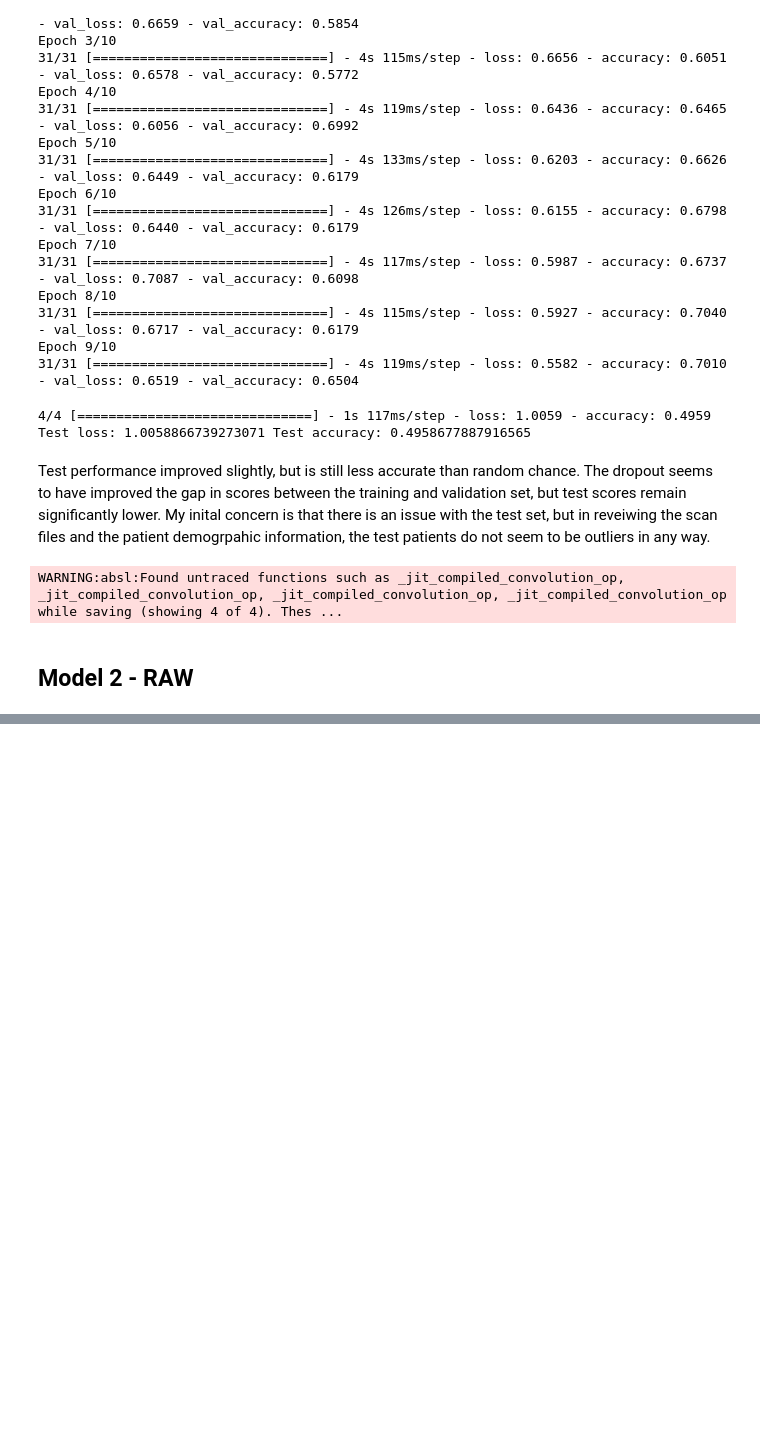
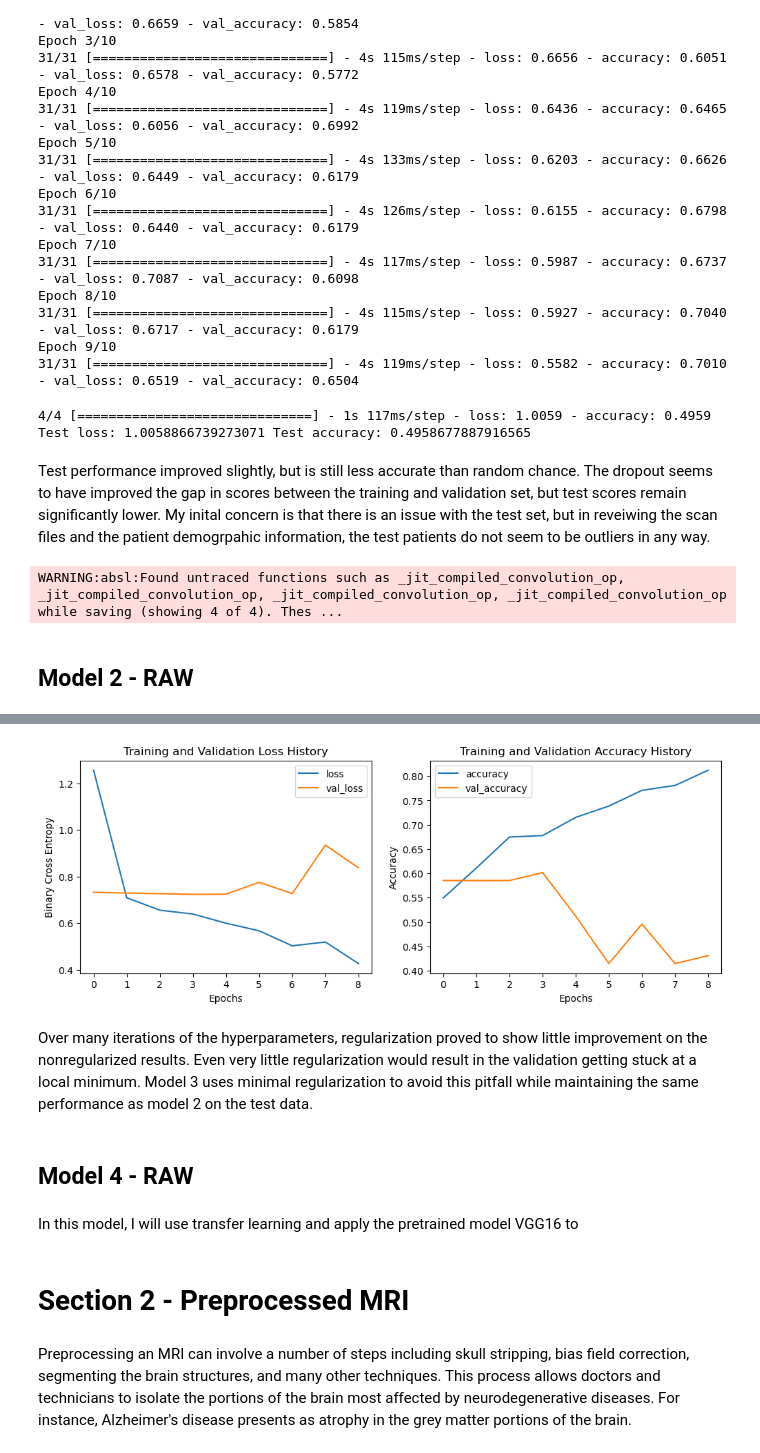
Before and after one commit to michael-pozo/Identifying_Dementia_in_MRIs, a Jupyter notebook: Identifying Dementia in MRIs.ipynb, the cells around one changed output, grey strips where cells are left out. Drawn from its saved outputs; the diff is of its cells as text; code cells hidden in the pictures; blank space fills up the shorter version.

```diff
--- a/Identifying Dementia in MRIs.ipynb
+++ b/Identifying Dementia in MRIs.ipynb
@@ -390,0 +613,33 @@ WARNING:absl:Found untraced functions such as _jit_compiled_convolution_op, _jit
+# %%
+history_3 = pd.DataFrame(history_model_3.history)
+history_3.index.name = 'Epochs'
+
+fig, ax = plt.subplots(ncols=2, nrows=1, figsize=(12, 4))
+
+col_list1 = ['loss', 'val_loss']
+ax[0].plot(history_3.index, history_3[col_list1])
+ax[0].set_ylabel('Binary Cross Entropy')
+ax[0].set_xlabel('Epochs')
+ax[0].set_title('Training and Validation Loss History')
+ax[0].legend(col_list1)
+
+col_list2 = ['accuracy', 'val_accuracy']
+ax[1].plot(history_3.index, history_3[col_list2])
+ax[1].set_ylabel('Accuracy')
+ax[1].set_xlabel('Epochs')
+ax[1].set_title('Training and Validation Accuracy History')
+ax[1].legend(col_list2)
+
+plt.show()
+# %% [output]
+[figure, added]
+# %% [markdown]
+Over many iterations of the hyperparameters, regularization proved to show little improvement on the nonregularized results. Even very little regularization would result in the validation getting stuck at a local minimum. Model 3 uses minimal regularization to avoid this pitfall while maintaining the same performance as model 2 on the test data.
+# %% [markdown]
+## Model 4 - RAW
+# %% [markdown]
+In this model, I will use transfer learning and apply the pretrained model VGG16 to
+# %% [markdown]
+# Section 2 - Preprocessed MRI
+# %% [markdown]
+Preprocessing an MRI can involve a number of steps including skull stripping, bias field correction, segmenting the brain structures, and many other techniques. This process allows doctors and technicians to isolate the portions of the brain most affected by neurodegenerative diseases. For instance, Alzheimer's disease presents as atrophy in the grey matter portions of the brain.
```
Also changed, not shown: parts of 15 cells of this notebook.
